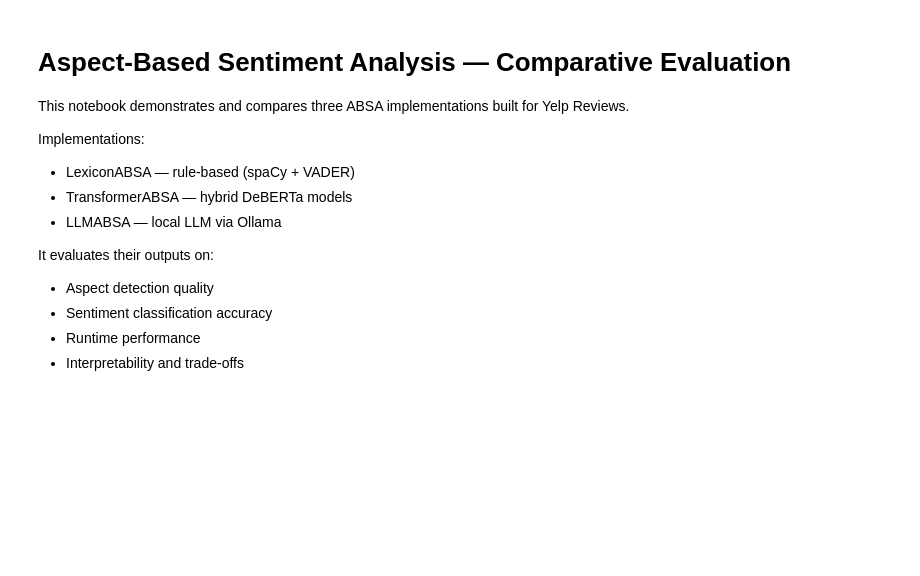
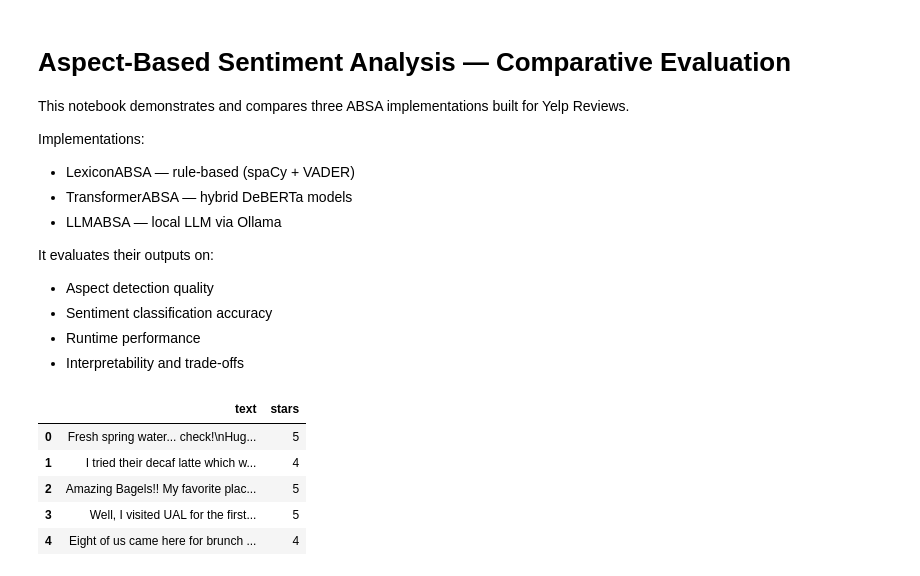
Before and after one commit to meganekarol/aspect-based-sentiment-analysis, a Jupyter notebook: notebooks/comparison.ipynb, the cells around one changed output. Drawn from its saved outputs; the diff is of its cells as text; code cells hidden in the pictures; blank space fills up the shorter version.

```diff
--- a/notebooks/comparison.ipynb
+++ b/notebooks/comparison.ipynb
@@ -24,13 +24,15 @@ from src.transformer_absa import TransformerABSA
 from src.llm_absa import LLMABSA
 # %%
 # Load Yelp Sample Dataset
-
-with open("../data/yelp_sample_20k.json", "r", encoding="utf-8") as f:
-    data = json.load(f)
-
-df = pd.DataFrame(data)
-print(f"Loaded {len(df)} Yelp reviews.")
+df = pd.read_json("../data/yelp_sample_20k.json", lines=True)
 df.head()
+# %% [output]
+|  | text | stars |
+| 0 | Fresh spring water... check!\nHug... | 5 |
+| 1 | I tried their decaf latte which w... | 4 |
+| 2 | Amazing Bagels!! My favorite plac... | 5 |
+| 3 | Well, I visited UAL for the first... | 5 |
+| 4 | Eight of us came here for brunch ... | 4 |
 # %%
 # Sample 20 reviews for evaluation (for runtime reasons)
 
```
Also changed, not shown: parts of 12 cells of this notebook, 6 other files.
